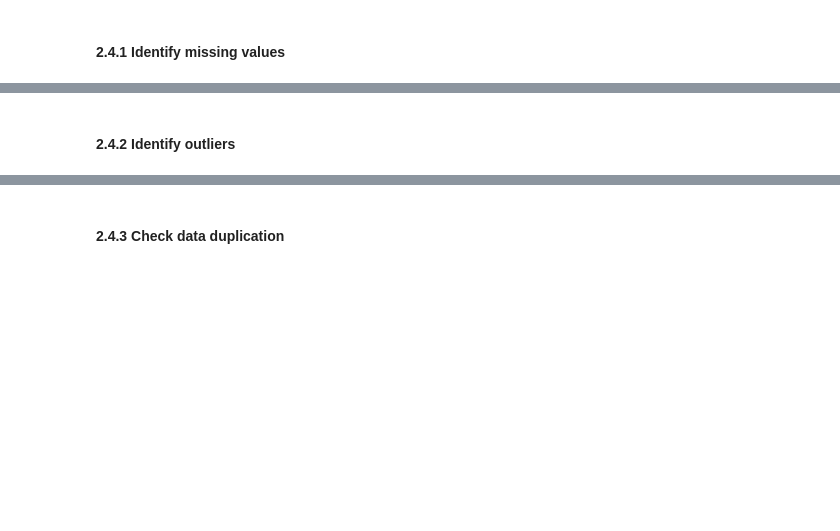
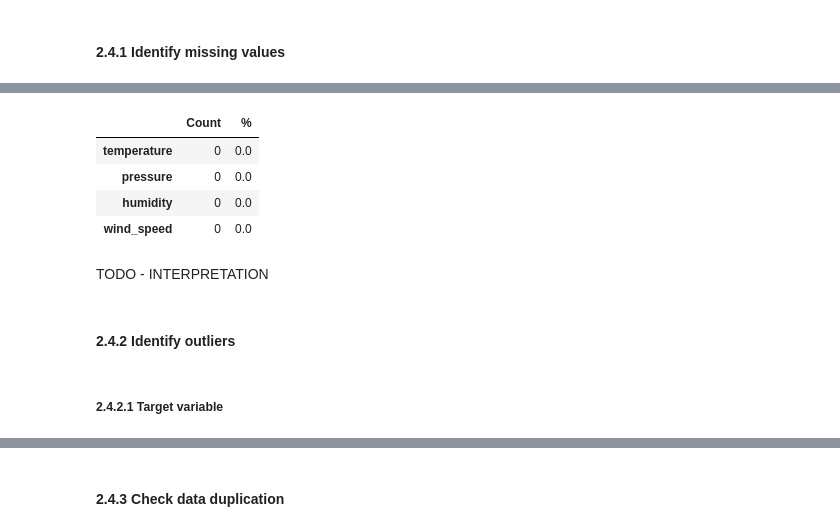
Before and after one commit to matowaty/MINDD_project, a Jupyter notebook: project_2/project2.ipynb, the cells around one changed output, grey strips where cells are left out. Drawn from its saved outputs; the diff is of its cells as text; code cells hidden in the pictures; blank space fills up the shorter version.

```diff
--- a/project_2/project2.ipynb
+++ b/project_2/project2.ipynb
@@ -124,5 +246,17 @@ TODO - INTEPRETATION
+# %%
+missing_values_info(weather)
+# %% [output]
+|  | Count | % |
+| temperature | 0 | 0.0 |
+| pressure | 0 | 0.0 |
+| humidity | 0 | 0.0 |
+| wind_speed | 0 | 0.0 |
+# %% [markdown]
+TODO - INTERPRETATION
 # %% [markdown]
 #### 2.4.2 Identify outliers
+# %% [markdown]
+##### 2.4.2.1 Target variable
 # %%
 plt.figure(figsize=(6,5))
 plt.boxplot(energy['price_day_ahead'], vert=True)
```
Also changed, not shown: parts of 28 cells of this notebook, 1 other file.
